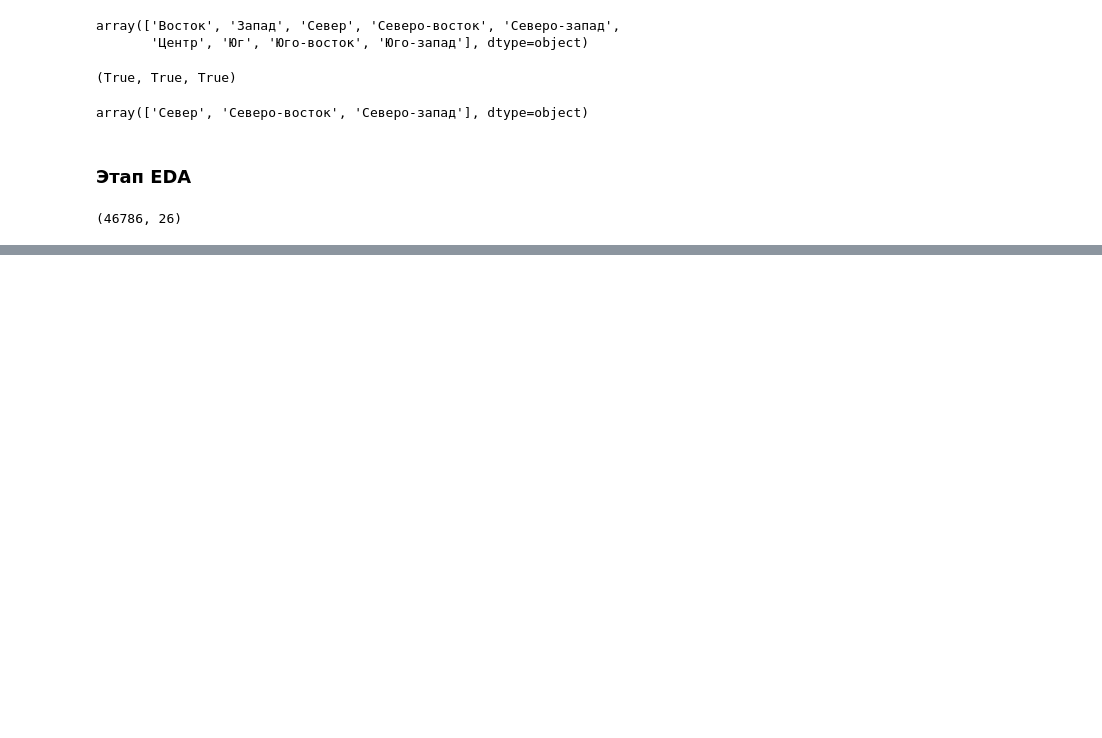
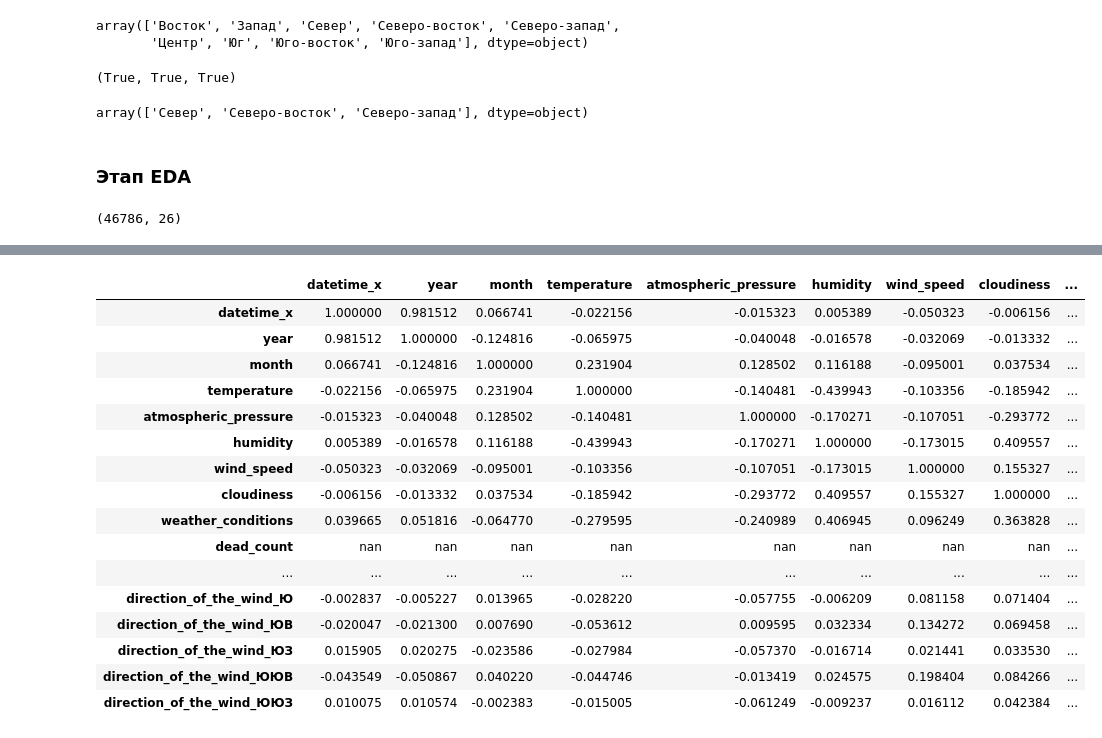
Before and after one commit to jsinkx/traffic-accident-ml, a Jupyter notebook: traffic-accident.ipynb, the cells around one changed output, grey strips where cells are left out. Cells and saved outputs as stored; diff of their text form; code cells hidden in the pictures; blank space fills up the shorter version.

```diff
--- a/traffic-accident.ipynb
+++ b/traffic-accident.ipynb
@@ -138,0 +291,21 @@ dtype: float64
+# %%
+corr = df.corr()
+corr.style.background_gradient(cmap='coolwarm')
+# %% [output]
+|  | datetime_x | year | month | temperature | atmospheric_pressure | humidity | wind_speed | cloudiness | ... |
+| datetime_x | 1.000000 | 0.981512 | 0.066741 | -0.022156 | -0.015323 | 0.005389 | -0.050323 | -0.006156 | ... |
+| year | 0.981512 | 1.000000 | -0.124816 | -0.065975 | -0.040048 | -0.016578 | -0.032069 | -0.013332 | ... |
+| month | 0.066741 | -0.124816 | 1.000000 | 0.231904 | 0.128502 | 0.116188 | -0.095001 | 0.037534 | ... |
+| temperature | -0.022156 | -0.065975 | 0.231904 | 1.000000 | -0.140481 | -0.439943 | -0.103356 | -0.185942 | ... |
+| atmospheric_pressure | -0.015323 | -0.040048 | 0.128502 | -0.140481 | 1.000000 | -0.170271 | -0.107051 | -0.293772 | ... |
+| humidity | 0.005389 | -0.016578 | 0.116188 | -0.439943 | -0.170271 | 1.000000 | -0.173015 | 0.409557 | ... |
+| wind_speed | -0.050323 | -0.032069 | -0.095001 | -0.103356 | -0.107051 | -0.173015 | 1.000000 | 0.155327 | ... |
+| cloudiness | -0.006156 | -0.013332 | 0.037534 | -0.185942 | -0.293772 | 0.409557 | 0.155327 | 1.000000 | ... |
+| weather_conditions | 0.039665 | 0.051816 | -0.064770 | -0.279595 | -0.240989 | 0.406945 | 0.096249 | 0.363828 | ... |
+| dead_count | nan | nan | nan | nan | nan | nan | nan | nan | ... |
+| ... | ... | ... | ... | ... | ... | ... | ... | ... | ... |
+| direction_of_the_wind_Ю | -0.002837 | -0.005227 | 0.013965 | -0.028220 | -0.057755 | -0.006209 | 0.081158 | 0.071404 | ... |
+| direction_of_the_wind_ЮВ | -0.020047 | -0.021300 | 0.007690 | -0.053612 | 0.009595 | 0.032334 | 0.134272 | 0.069458 | ... |
+| direction_of_the_wind_ЮЗ | 0.015905 | 0.020275 | -0.023586 | -0.027984 | -0.057370 | -0.016714 | 0.021441 | 0.033530 | ... |
+| direction_of_the_wind_ЮЮВ | -0.043549 | -0.050867 | 0.040220 | -0.044746 | -0.013419 | 0.024575 | 0.198404 | 0.084266 | ... |
+| direction_of_the_wind_ЮЮЗ | 0.010075 | 0.010574 | -0.002383 | -0.015005 | -0.061249 | -0.009237 | 0.016112 | 0.042384 | ... |
```
Also changed, not shown: parts of 36 cells of this notebook, 1 other file.
